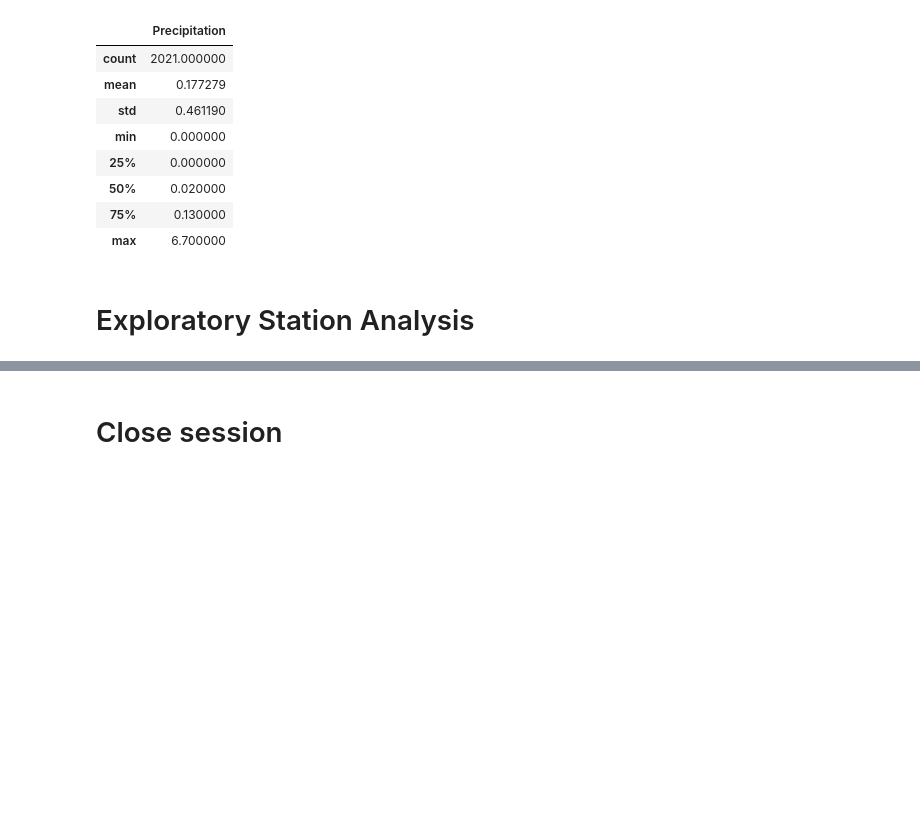
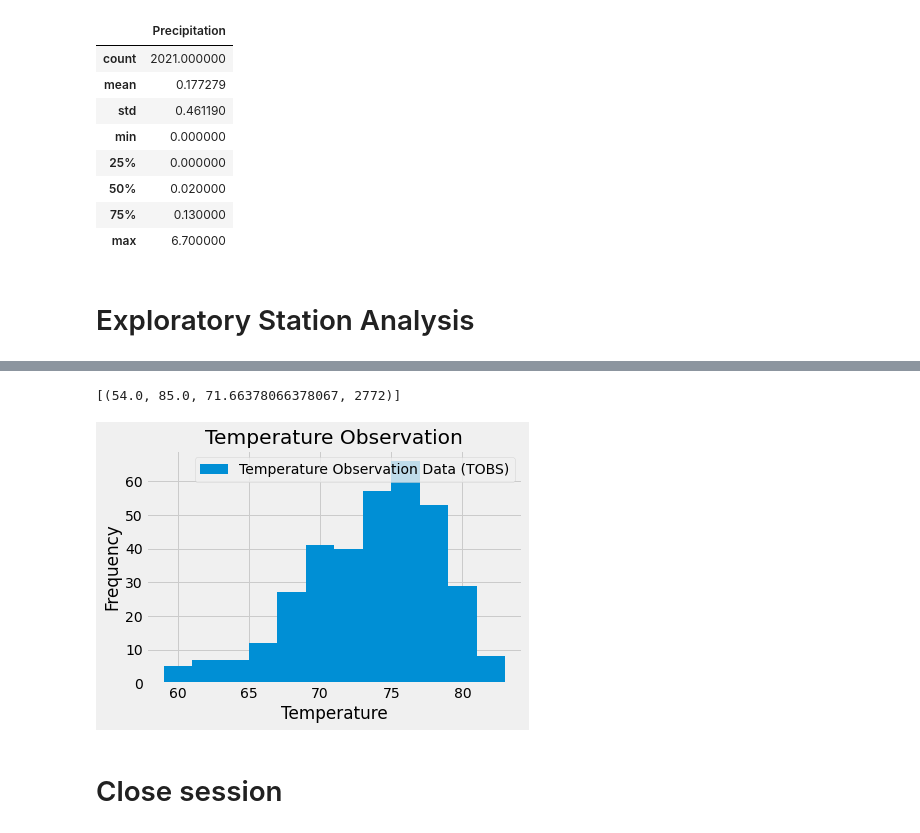
Before and after one commit to Bjohnson08021/sqlalchemy-challenge, a Jupyter notebook: climate_starter.ipynb, the cells around one changed output, grey strips where cells are left out. Saved outputs shown, nothing was run; the diff lists cells and outputs as text; code cells hidden in the pictures; blank space fills up the shorter version.

Commit message:
added images completed station analysis

```diff
--- a/climate_starter.ipynb
+++ b/climate_starter.ipynb
@@ -110,8 +130,32 @@ prcp_scores.describe()
 # %%
 # Using the most active station id from the previous query, calculate the lowest, highest, and average temperature.
+sel = [func.min(measurement.tobs),
+       func.max(measurement.tobs),
+       func.avg(measurement.tobs),
+       func.count(measurement.tobs)]
+temp = session.query(*sel).\
+    filter(measurement.station == "USC00519281").all()
+temp
+# %% [output]
+[(54.0, 85.0, 71.66378066378067, 2772)]
 # %%
 # Using the most active station id
 # Query the last 12 months of temperature observation data for this station and plot the results as a histogram
+active_station_temp = session.query(measurement.tobs).\
+    filter(measurement.date>= year_ago).\
+    filter(measurement.station == "USC00519281").\
+    order_by(measurement.date).all()
+active_station_temp_df=pd.DataFrame(active_station_temp, columns=["Temperature Observation Data (TOBS)"])
+active_station_temp_df
+
+active_station_temp_df.plot.hist(bins=12)
+plt.title("Temperature Observation")
+plt.xlabel("Temperature")
+plt.ylabel("Frequency")
+plt.savefig("Images/Temperature Observation.png")
+plt.show()
+# %% [output]
+[figure, added]
 # %% [markdown]
 # Close session
 # %%
```
Also changed, not shown: parts of 2 cells of this notebook, 1 other file.
